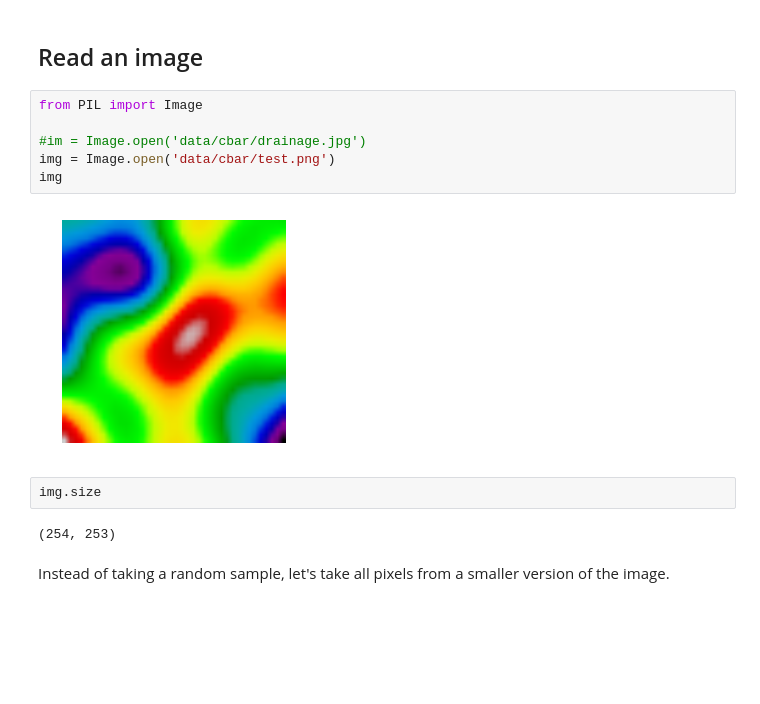
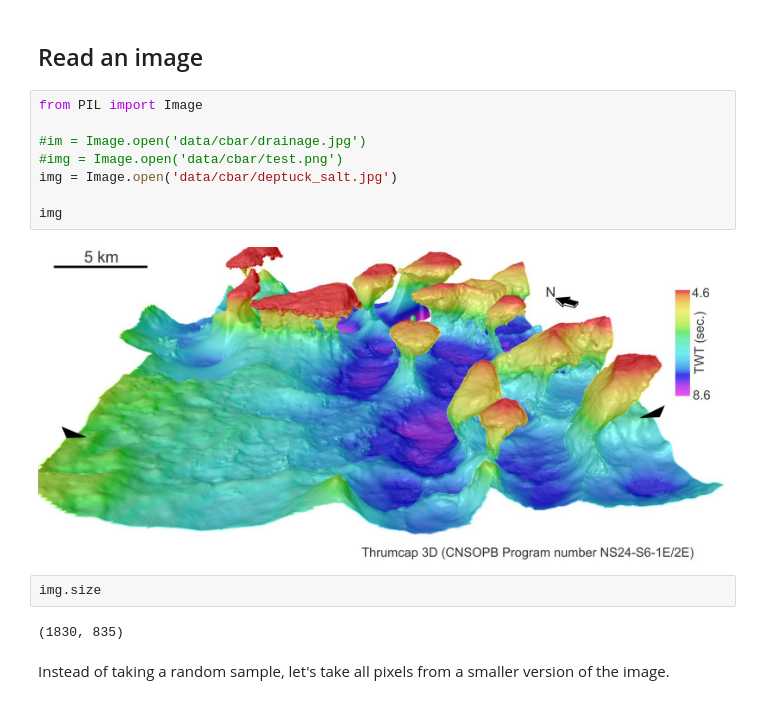
Before and after one commit to kwinkunks/rainbow, a Jupyter notebook: notebooks/Guessing_colourmaps_APP.ipynb, the cells around one changed output. Drawn from its saved outputs; the diff is of its cells as text; blank space fills up the shorter version.

```diff
--- a/notebooks/Guessing_colourmaps_APP.ipynb
+++ b/notebooks/Guessing_colourmaps_APP.ipynb
@@ -47,15 +47,17 @@ plt.show()
 # %%
 from PIL import Image
 
 #im = Image.open('data/cbar/drainage.jpg')
-img = Image.open('data/cbar/test.png')
+#img = Image.open('data/cbar/test.png')
+img = Image.open('data/cbar/deptuck_salt.jpg')
+
 img
 # %% [output]
-[figure, old version]
+[figure, new version]
 # %%
 img.size
 # %% [output]
-(254, 253)
+(1830, 835)
 # %% [markdown]
 Instead of taking a random sample, let's take all pixels from a smaller version of the image.
 # %%
```
Also changed, not shown: parts of 1 cell of this notebook, 4 other files.
